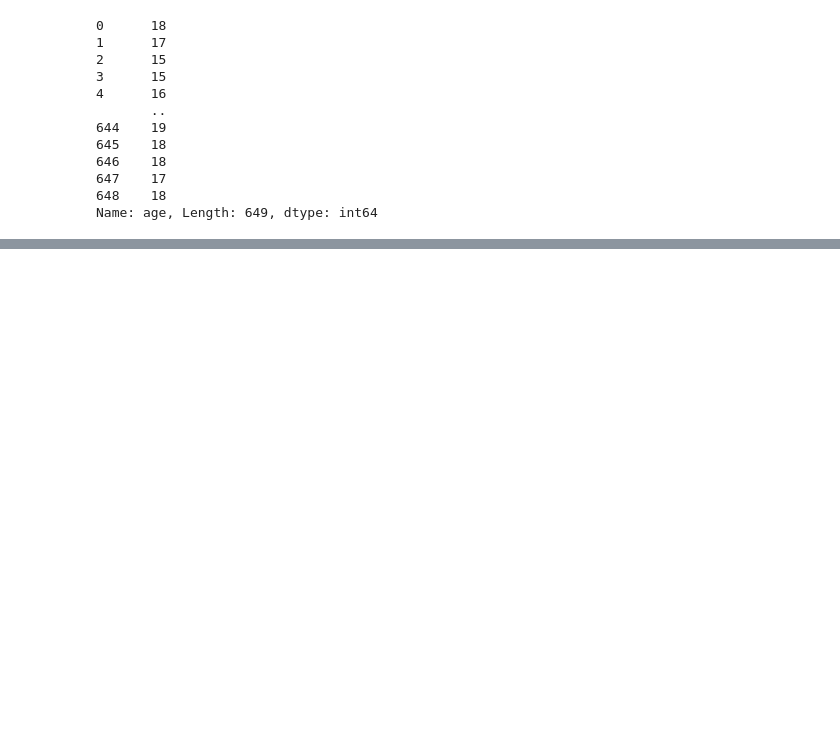
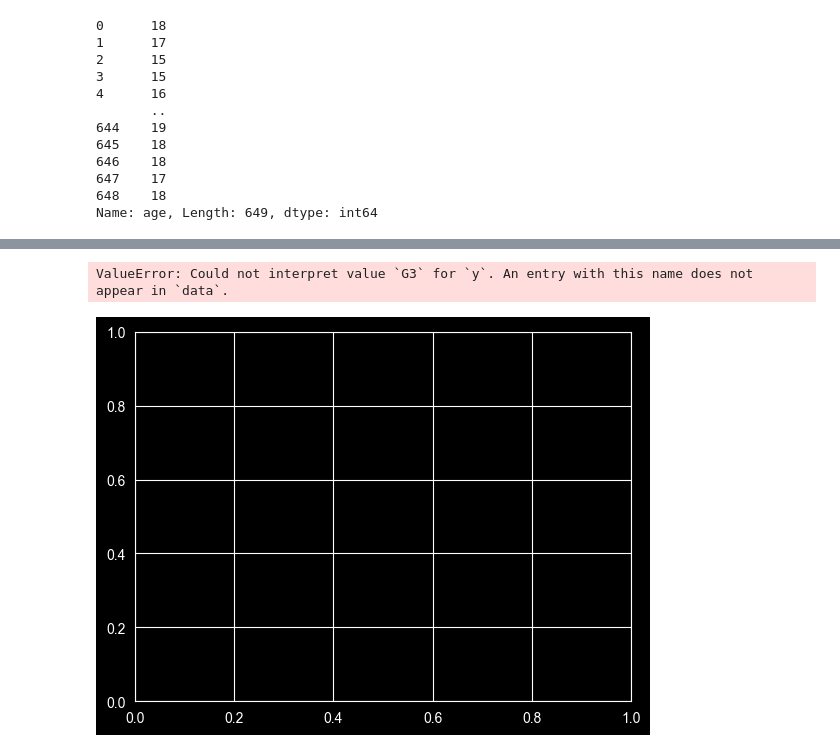
Before and after one commit to jessicajhassibi/student-performance-xai, a Jupyter notebook: student_performance_xai/notebooks/eda.ipynb, the cells around one changed output, grey strips where cells are left out. Cells and saved outputs as stored; diff of their text form; code cells hidden in the pictures; blank space fills up the shorter version.

```diff
--- a/student_performance_xai/notebooks/eda.ipynb
+++ b/student_performance_xai/notebooks/eda.ipynb
@@ -104,0 +108,5 @@ univariate_analysis(X_raw, selected_columns=["sex", "age", "studytime"])
+# %%
+display(bivariate_analysis(X_raw, "studytime", "G3"))
+# %% [output]
+ValueError: Could not interpret value `G3` for `y`. An entry with this name does not appear in `data`.
+[figure, added]
```
Also changed, not shown: parts of 2 cells of this notebook, 2 other files.
